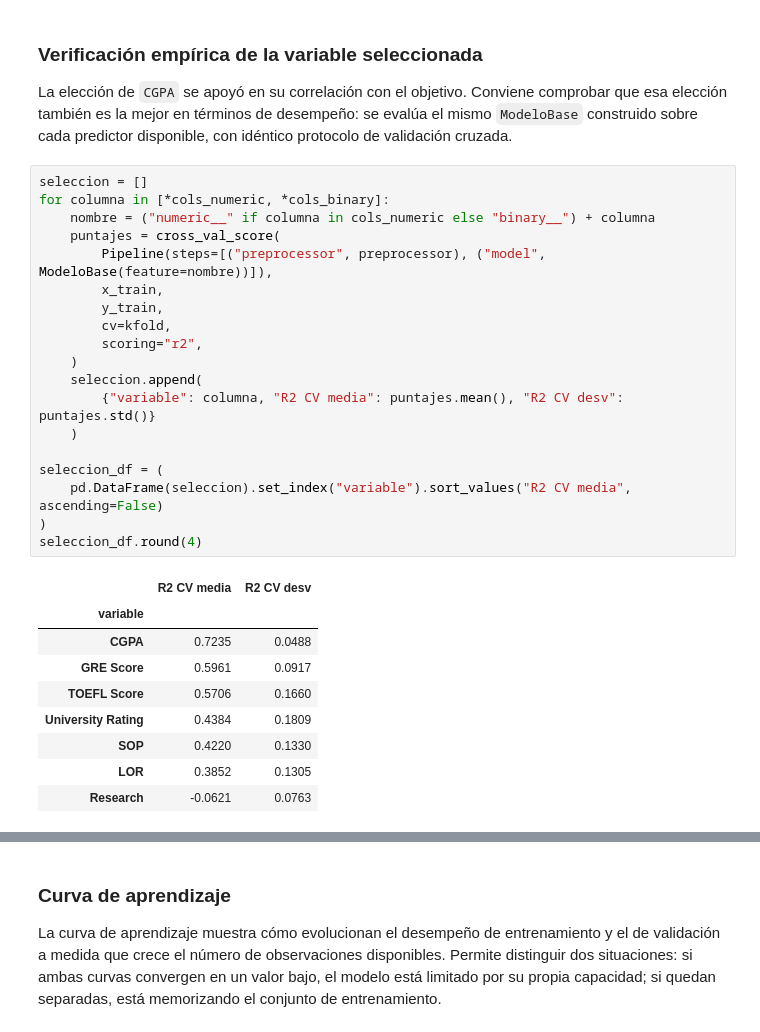
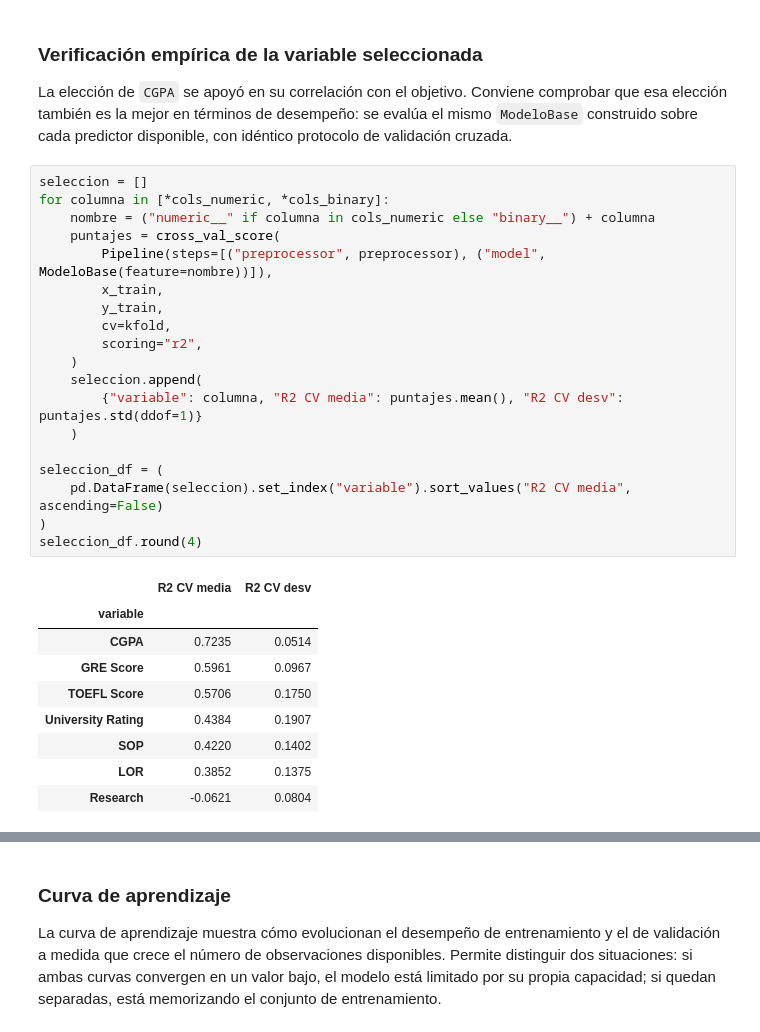
Before and after one commit to mangel477/Admisiones-predict-project, a Jupyter notebook: notebooks/5-models/05.Entrenamiento-del-modelo-base-MATR-2026-08-21.ipynb, the cells around one changed output, grey strips where cells are left out. Drawn from its saved outputs; the diff is of its cells as text.

```diff
--- a/notebooks/5-models/05.Entrenamiento-del-modelo-base-MATR-2026-08-21.ipynb
+++ b/notebooks/5-models/05.Entrenamiento-del-modelo-base-MATR-2026-08-21.ipynb
@@ -730,32 +730,32 @@ sobre cada predictor disponible, con idéntico protocolo de validación cruzada.
 # %%
 seleccion = []
 for columna in [*cols_numeric, *cols_binary]:
     nombre = ("numeric__" if columna in cols_numeric else "binary__") + columna
     puntajes = cross_val_score(
         Pipeline(steps=[("preprocessor", preprocessor), ("model", ModeloBase(feature=nombre))]),
         x_train,
         y_train,
         cv=kfold,
         scoring="r2",
     )
     seleccion.append(
-        {"variable": columna, "R2 CV media": puntajes.mean(), "R2 CV desv": puntajes.std()}
+        {"variable": columna, "R2 CV media": puntajes.mean(), "R2 CV desv": puntajes.std(ddof=1)}
     )
 
 seleccion_df = (
     pd.DataFrame(seleccion).set_index("variable").sort_values("R2 CV media", ascending=False)
 )
 seleccion_df.round(4)
 # %% [output]
 |  | R2 CV media | R2 CV desv |
 | variable |  |  |
-| CGPA | 0.7235 | 0.0488 |
-| GRE Score | 0.5961 | 0.0917 |
-| TOEFL Score | 0.5706 | 0.1660 |
-| University Rating | 0.4384 | 0.1809 |
-| SOP | 0.4220 | 0.1330 |
-| LOR | 0.3852 | 0.1305 |
-| Research | -0.0621 | 0.0763 |
+| CGPA | 0.7235 | 0.0514 |
+| GRE Score | 0.5961 | 0.0967 |
+| TOEFL Score | 0.5706 | 0.1750 |
+| University Rating | 0.4384 | 0.1907 |
+| SOP | 0.4220 | 0.1402 |
+| LOR | 0.3852 | 0.1375 |
+| Research | -0.0621 | 0.0804 |
 # %%
 fig, ax = plt.subplots(figsize=(9, 4.5))
 seleccion_df["R2 CV media"].plot(
```
Also changed, not shown: parts of 2 cells of this notebook.
